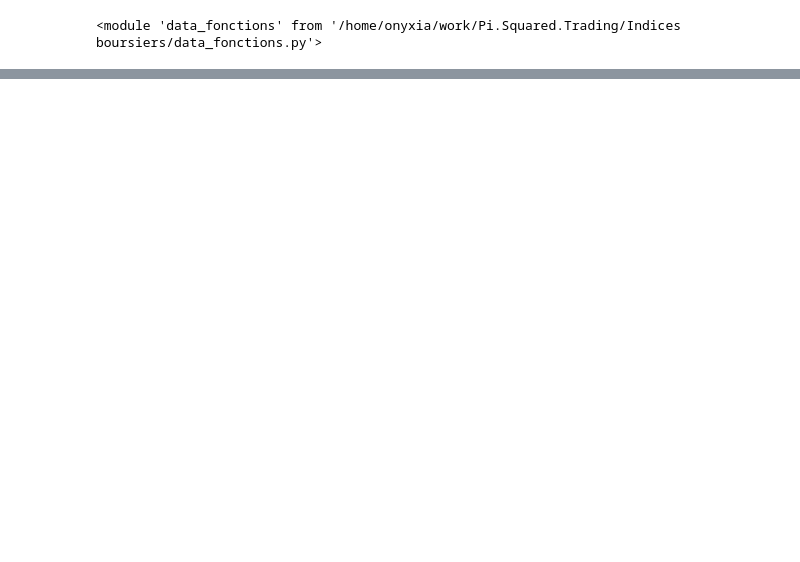
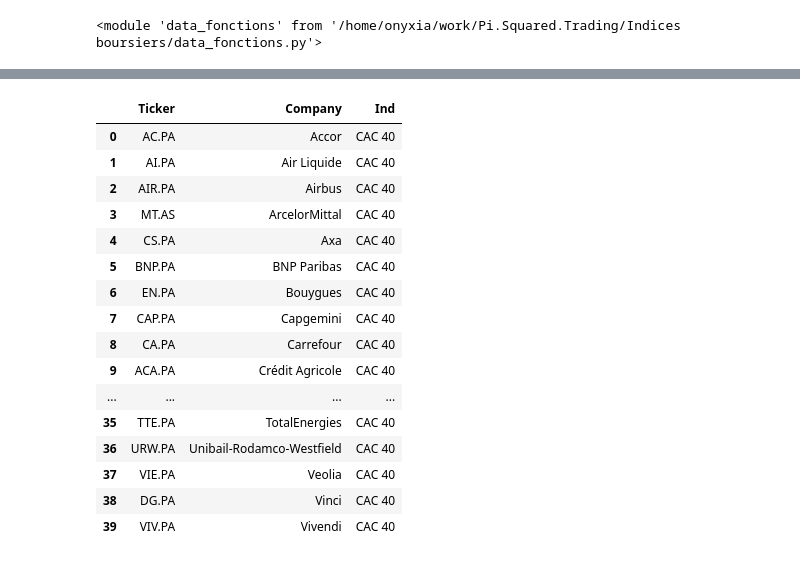
Before and after one commit to Gabriel-PEZ/Pi.Squared.Trading, a Jupyter notebook: Indices boursiers/data.ipynb, the cells around one changed output, grey strips where cells are left out. Saved outputs shown, nothing was run; the diff lists cells and outputs as text; code cells hidden in the pictures; blank space fills up the shorter version.

```diff
--- a/Indices boursiers/data.ipynb
+++ b/Indices boursiers/data.ipynb
@@ -97 +55,28 @@ df_cac40
+# %%
+# On fait de même pour l'indice CAC 40
+
+url_cac40 = "https://en.wikipedia.org/wiki/CAC_40"
+df_cac40 = dgf.obtenir_liste_entreprises(url_cac40, 'CAC 40')
+
+df_cac40 = dgf.nettoyage_cac40(df_cac40)
+
+df_cac40
+# %% [output]
+|  | Ticker | Company | Ind |
+| 0 | AC.PA | Accor | CAC 40 |
+| 1 | AI.PA | Air Liquide | CAC 40 |
+| 2 | AIR.PA | Airbus | CAC 40 |
+| 3 | MT.AS | ArcelorMittal | CAC 40 |
+| 4 | CS.PA | Axa | CAC 40 |
+| 5 | BNP.PA | BNP Paribas | CAC 40 |
+| 6 | EN.PA | Bouygues | CAC 40 |
+| 7 | CAP.PA | Capgemini | CAC 40 |
+| 8 | CA.PA | Carrefour | CAC 40 |
+| 9 | ACA.PA | Crédit Agricole | CAC 40 |
+| ... | ... | ... | ... |
+| 35 | TTE.PA | TotalEnergies | CAC 40 |
+| 36 | URW.PA | Unibail-Rodamco-Westfield | CAC 40 |
+| 37 | VIE.PA | Veolia | CAC 40 |
+| 38 | DG.PA | Vinci | CAC 40 |
+| 39 | VIV.PA | Vivendi | CAC 40 |
 # %%
```
Also changed, not shown: parts of 12 cells of this notebook, 2 other files.
